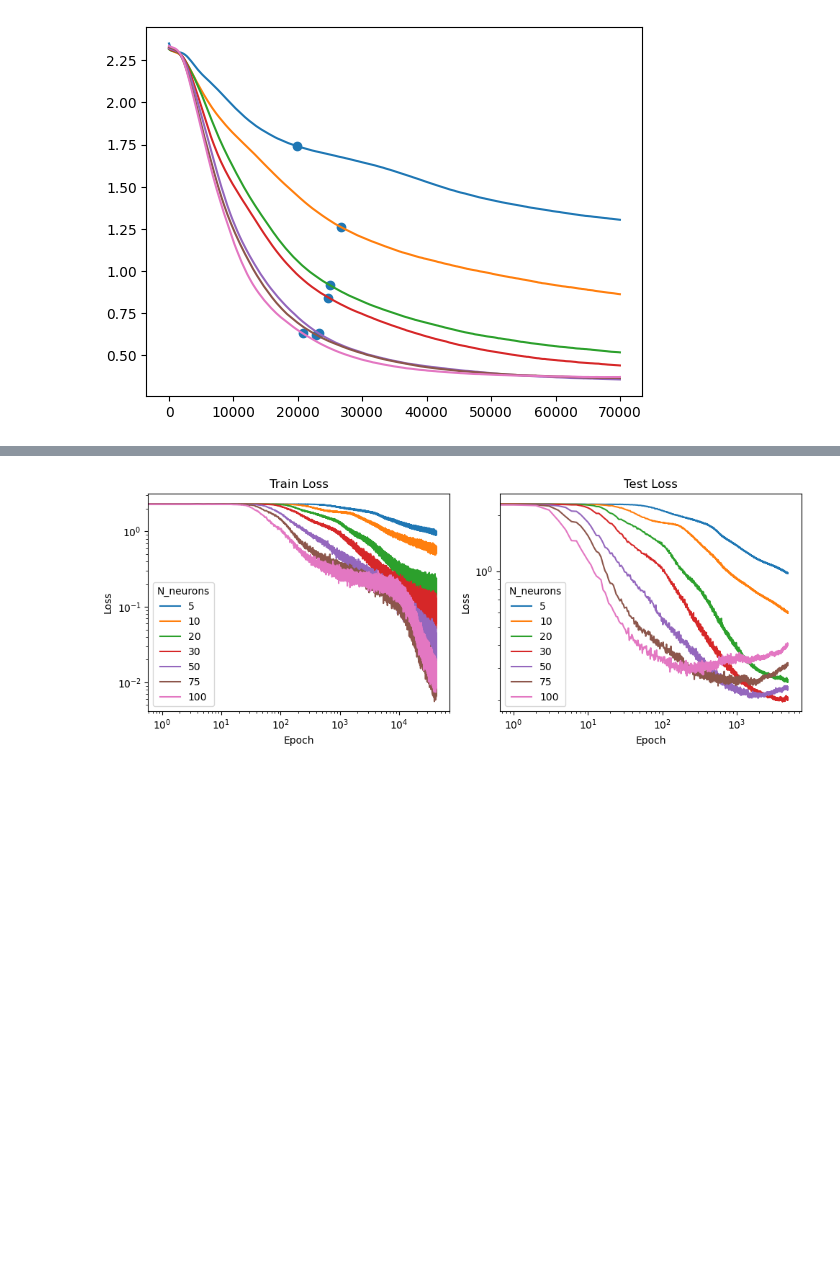
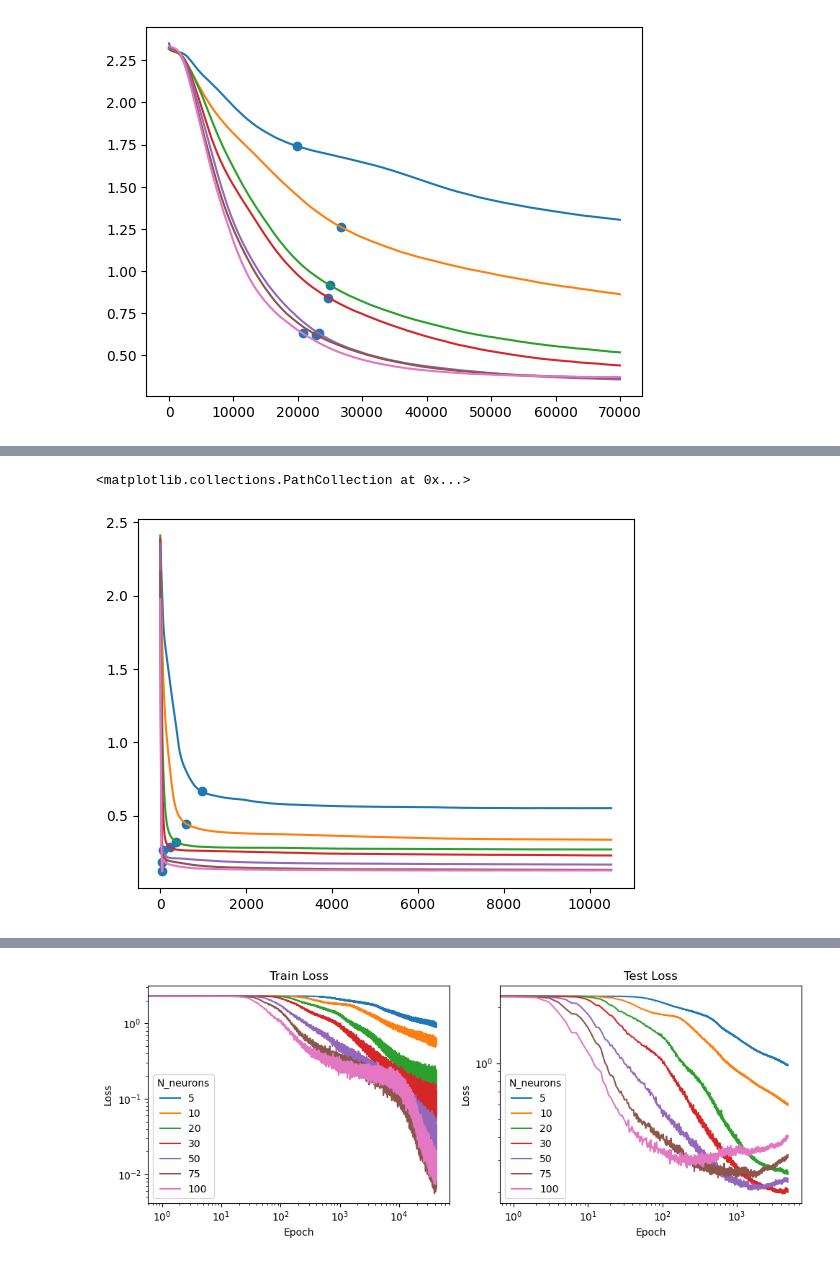
Before and after one commit to ASkalli/nonlinear_oscillator_network, a Jupyter notebook: MNIST/results/convergence_analysis.ipynb, the cells around one changed output, grey strips where cells are left out. Cells and saved outputs as stored; diff of their text form; code cells hidden in the pictures; blank space fills up the shorter version.

```diff
--- a/MNIST/results/convergence_analysis.ipynb
+++ b/MNIST/results/convergence_analysis.ipynb
@@ -361,0 +399,35 @@ intercept 1.7795178803896563
+# %%
+
+N_neurons_vec = [5, 10, 20 ,30, 50, 75, 100]
+
+
+test_loss_mat = np.zeros((len(N_neurons_vec),len(avg_results_BP[0]['test_loss'])))
+train_loss_mat = np.zeros((len(N_neurons_vec),len(avg_results_BP[0]['train_loss'])))
+
+for k,D in enumerate(avg_results_BP):
+
+    test_loss_mat[k,:] = D['test_loss']
+    train_loss_mat[k,:] = D['train_loss']
+
+
+
+idx_start = 0
+test_loss_smooth = scipy.signal.savgol_filter(test_loss_mat,window_length=100,polyorder=3,axis=-1)
+knee_idx_BP = []
+for k in range(len(N_neurons_vec)):
+    kneedle = KneeLocator(
+        np.arange(idx_start,np.shape(test_loss_smooth)[-1]), test_loss_smooth[k,idx_start:len(avg_results_BP[0]['test_loss'])+1],
+        S=1.0,                     # sensitivity (larger -> fewer knees)
+        curve="convex",            # try "concave" if your curve bends the other way
+        direction="decreasing",    # loss goes down with epochs
+        online=False
+    )
+
+    knee_idx_BP.append(int(kneedle.knee + idx_start))
+
+knee_idx_BP = np.array(knee_idx_BP)
+plt.plot(test_loss_smooth.T)
+plt.scatter(knee_idx_BP,test_loss_smooth[np.arange(len(N_neurons_vec)),knee_idx_BP])
+# %% [output]
+<matplotlib.collections.PathCollection at 0x...>
+[figure, added]
```
Also changed, not shown: parts of 15 cells of this notebook, 5 other files.
